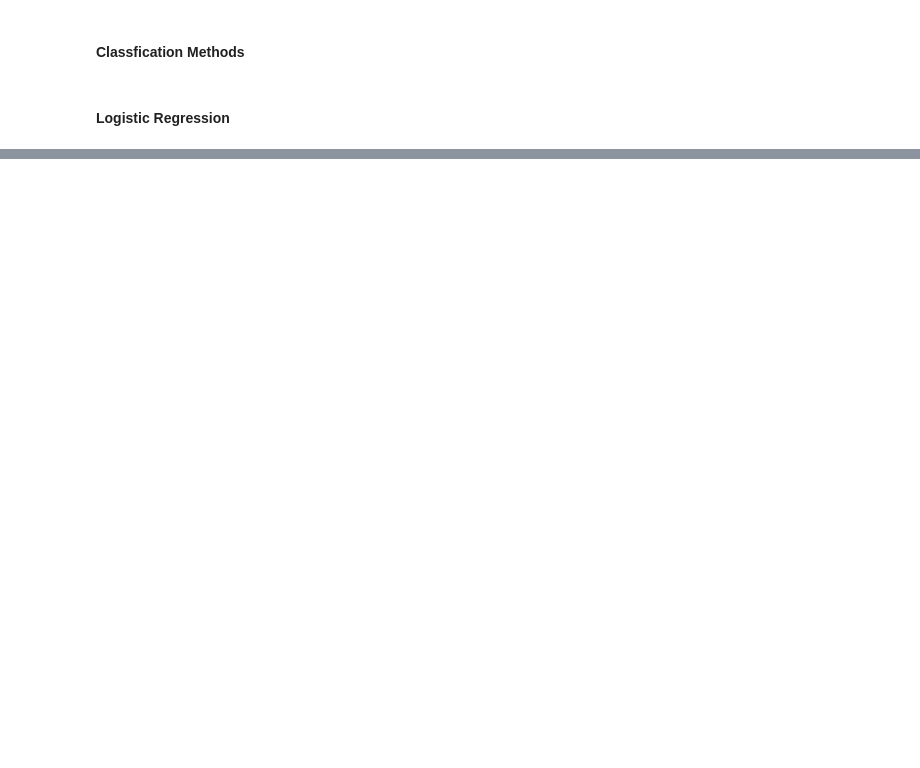
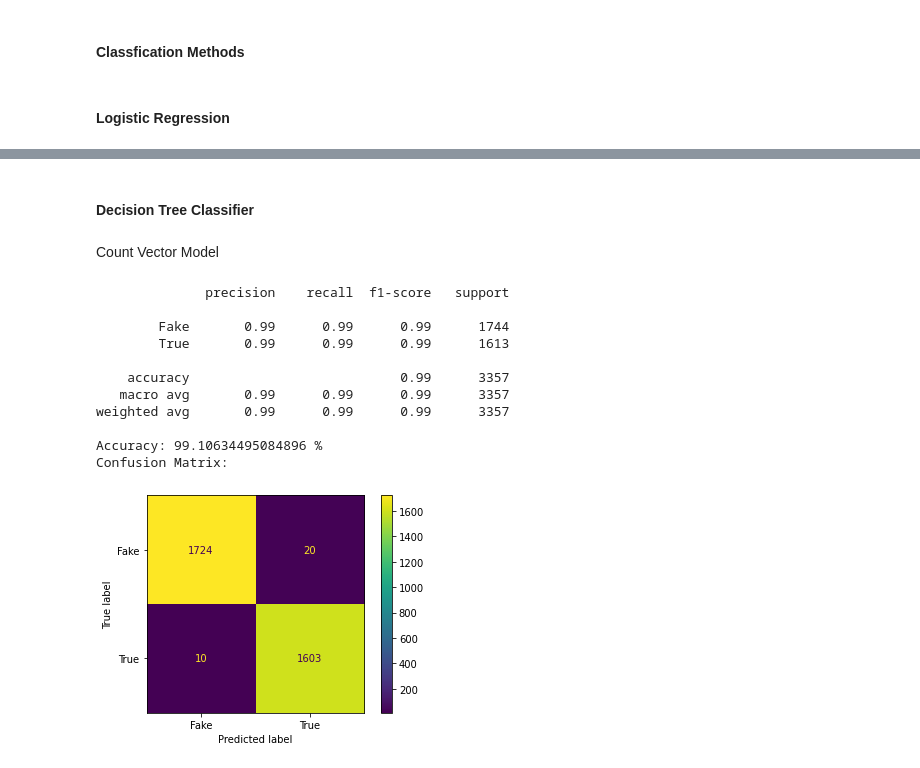
Before and after one commit to PJO017/Fake-News-Detection-Project, a Jupyter notebook: Source/Fake News Detection.ipynb, the cells around one changed output, grey strips where cells are left out. Saved outputs shown, nothing was run; the diff lists cells and outputs as text; code cells hidden in the pictures; blank space fills up the shorter version.

Commit message:
Add Decision Tree, SVM, Naive Bayes Classifiers

```diff
--- a/Source/Fake News Detection.ipynb
+++ b/Source/Fake News Detection.ipynb
@@ -406,0 +437,19 @@ Accuracy: 99.73190348525469 %
+# %% [markdown]
+#### Decision Tree Classifier
+# %% [markdown]
+Count Vector Model
+# %%
+DT_CV = classify(DecisionTreeClassifier(max_depth=5), count_vector_model)
+# %% [output]
+              precision    recall  f1-score   support
+
+        Fake       0.99      0.99      0.99      1744
+        True       0.99      0.99      0.99      1613
+
+    accuracy                           0.99      3357
+   macro avg       0.99      0.99      0.99      3357
+weighted avg       0.99      0.99      0.99      3357
+
+Accuracy: 99.10634495084896 %
+Confusion Matrix:
+[figure, added]
```
Also changed, not shown: parts of 27 cells of this notebook.
